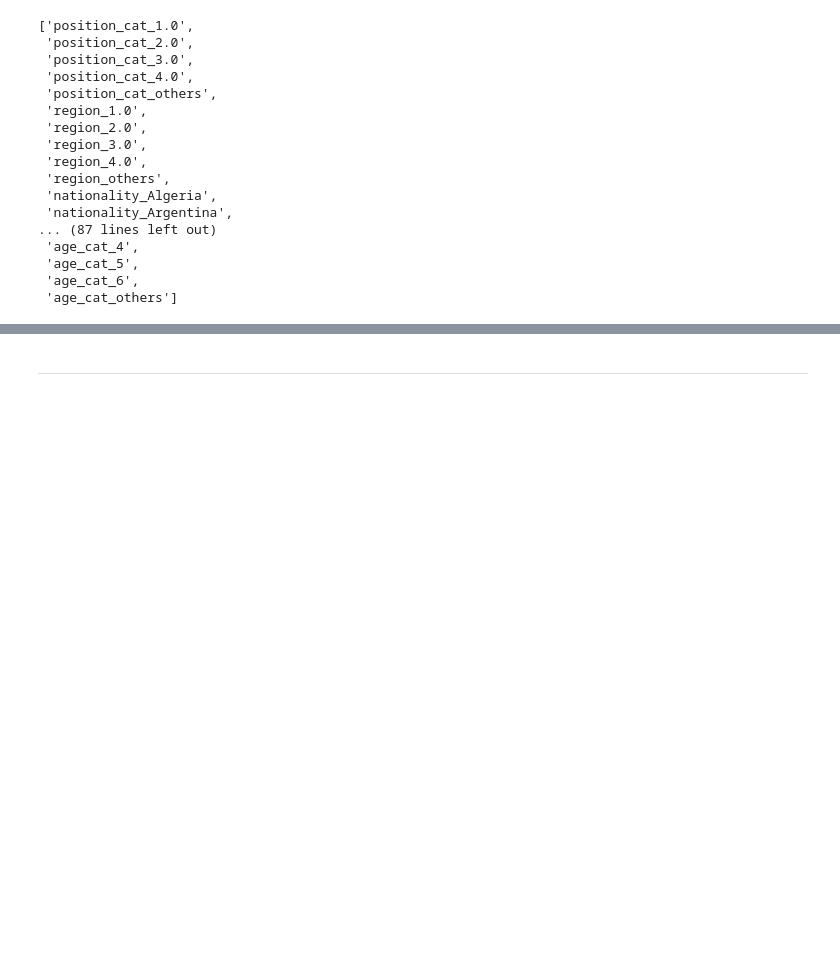
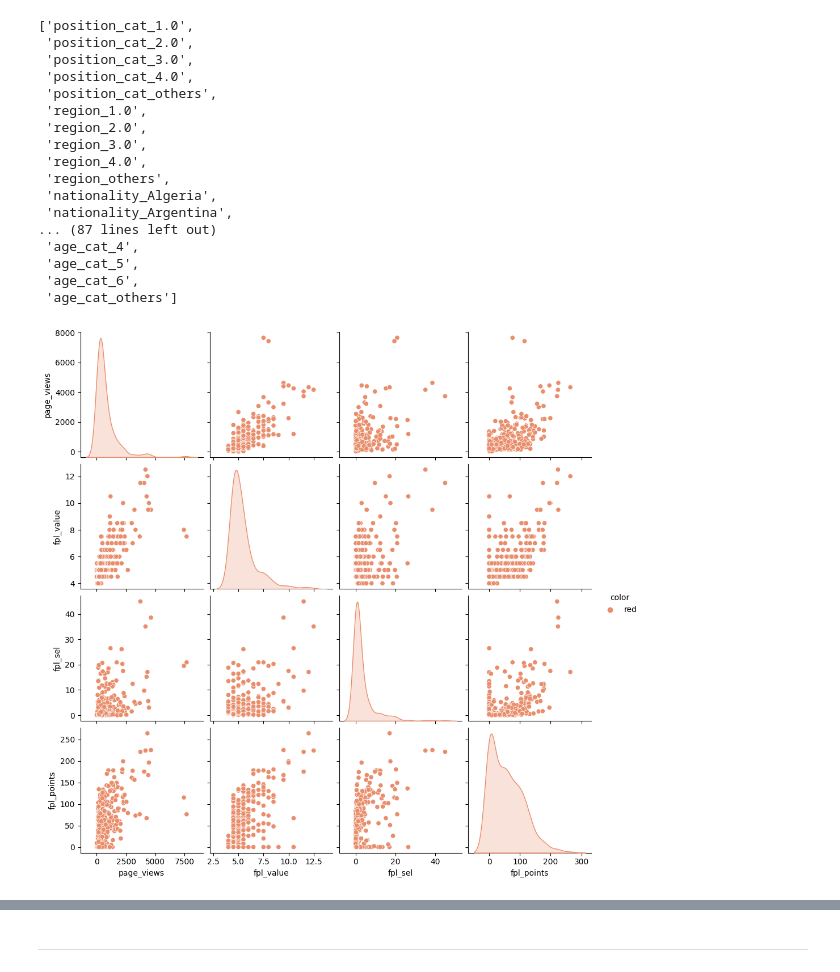
Before and after one commit to radhakrishnan-omotec/football_predict, a Jupyter notebook: Aditya_Raunaq_Project_Final_Football_player_price_prediction.ipynb, the cells around one changed output, grey strips where cells are left out. Cells and saved outputs as stored; diff of their text form; code cells hidden in the pictures; blank space fills up the shorter version.

```diff
--- a/Aditya_Raunaq_Project_Final_Football_player_price_prediction.ipynb
+++ b/Aditya_Raunaq_Project_Final_Football_player_price_prediction.ipynb
@@ -348,5 +713,25 @@ all_cat_cols
  'age_cat_5',
  'age_cat_6',
  'age_cat_others']
+# %%
+# Create a new column with a constant value ('red' in this case) for coloring
+final_df['color'] = 'red'
+
+# Select only continuous columns and the newly created 'color' column
+cont_cols_df = final_df.drop(all_cat_cols + ['market_value'], axis=1)
+
+# Set the Seaborn palette to 'flare'
+sns.set_palette('flare')
+
+# Create a Pairplot with 'hue' set to the 'color' column
+sns.pairplot(cont_cols_df, hue='color')
+
+# Remove the 'color' column to avoid affecting the original DataFrame
+final_df.drop('color', axis=1, inplace=True)
+
+# Display the Pairplot
+plt.show()
+# %% [output]
+[figure, added]
 # %%
 cont_cols_df = final_df.drop(all_cat_cols+['market_value'], axis = 1)
```
Also changed, not shown: parts of 24 cells of this notebook.
